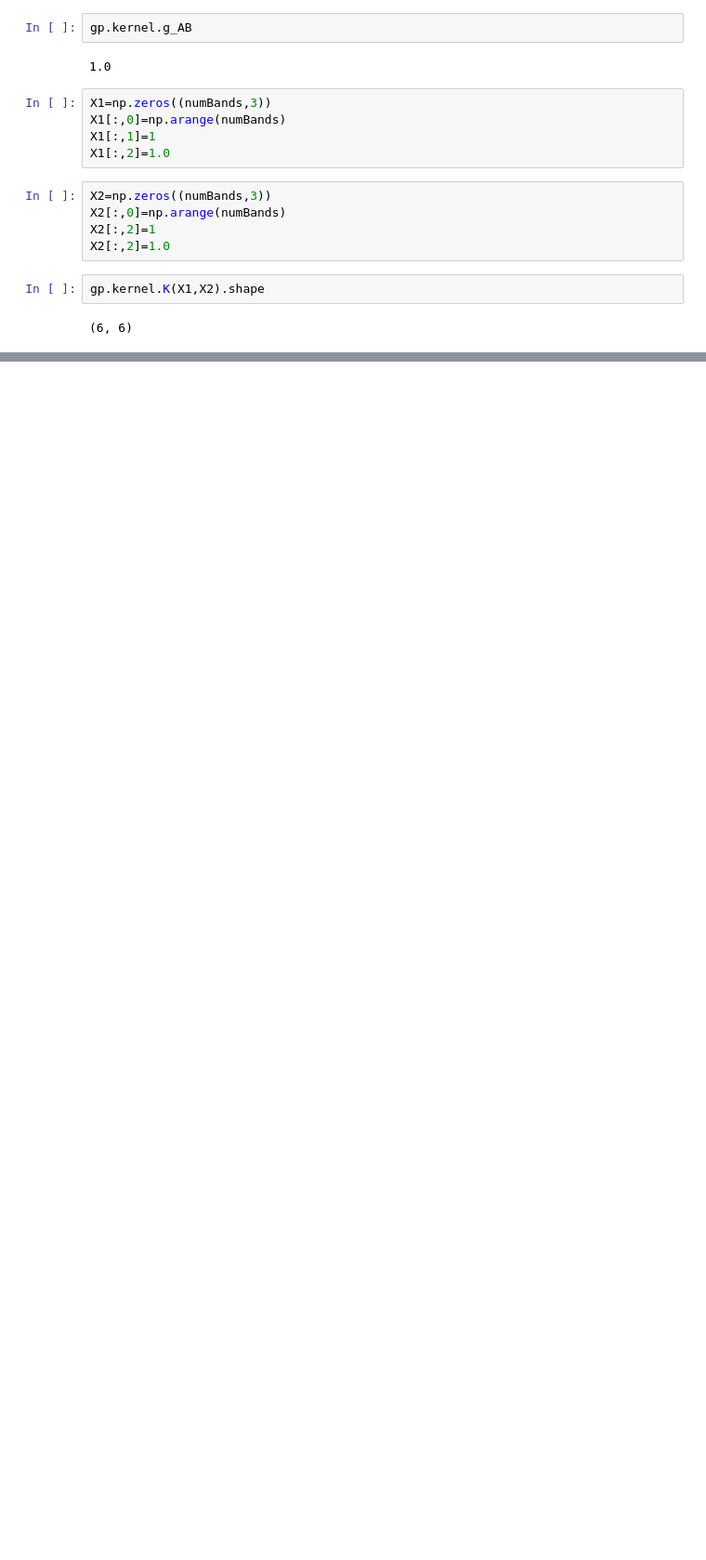
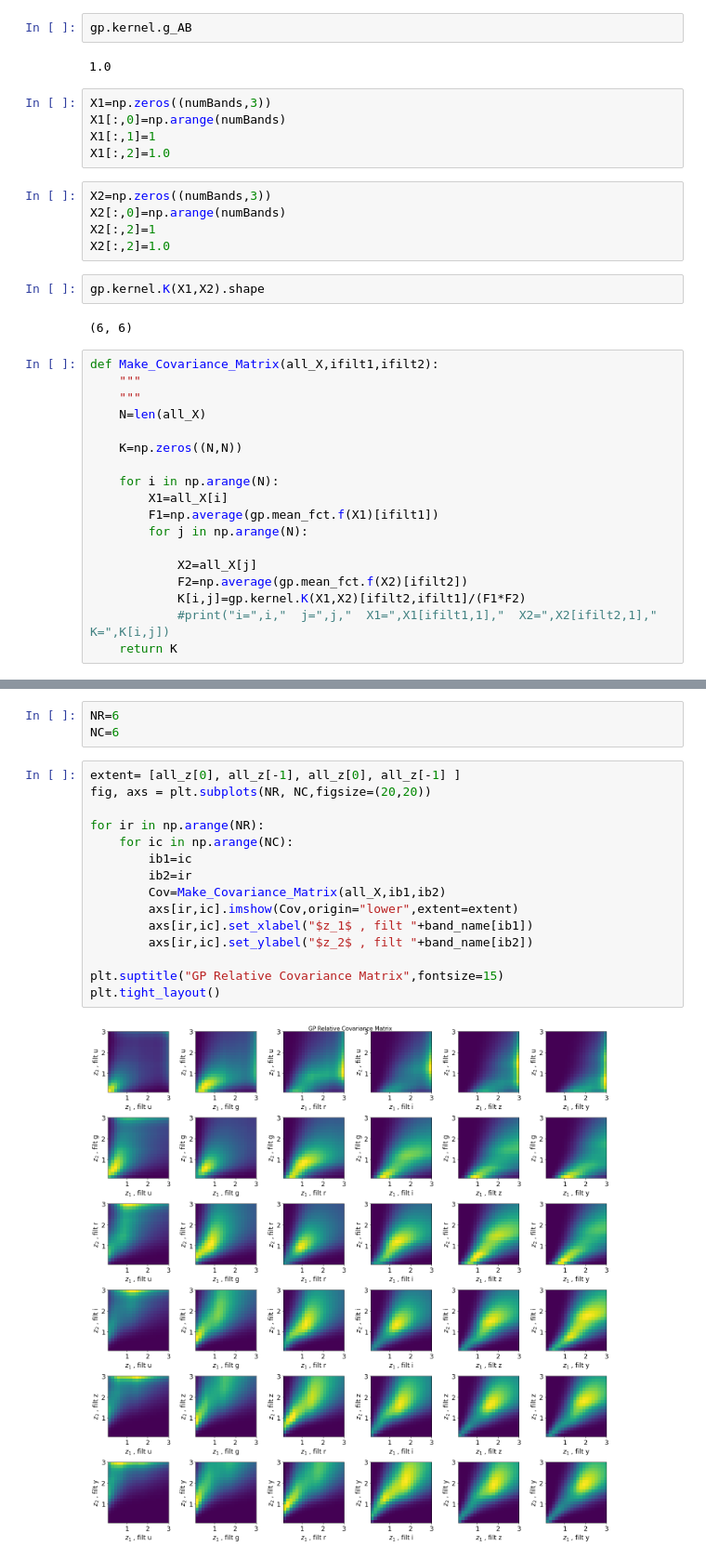
Before and after one commit to sylvielsstfr/PhotoZAna, a Jupyter notebook: ana_delightoutput/notebooks/study_gp/test_delight_gp_Fzprior.ipynb, the cells around one changed output, grey strips where cells are left out. Shown: that part at 93% size. Saved outputs shown, nothing was run; the diff lists cells and outputs as text; blank space fills up the shorter version.

```diff
--- a/ana_delightoutput/notebooks/study_gp/test_delight_gp_Fzprior.ipynb
+++ b/ana_delightoutput/notebooks/study_gp/test_delight_gp_Fzprior.ipynb
@@ -195,3 +243,21 @@ X2[:,2]=1.0
 gp.kernel.K(X1,X2).shape
 # %% [output]
 (6, 6)
+# %%
+def Make_Covariance_Matrix(all_X,ifilt1,ifilt2):
+    """
+    """
+    N=len(all_X)
+
+    K=np.zeros((N,N))
+
+    for i in np.arange(N):
+        X1=all_X[i]
+        F1=np.average(gp.mean_fct.f(X1)[ifilt1])
+        for j in np.arange(N):
+
+            X2=all_X[j]
+            F2=np.average(gp.mean_fct.f(X2)[ifilt2])
+            K[i,j]=gp.kernel.K(X1,X2)[ifilt2,ifilt1]/(F1*F2)
+            #print("i=",i,"  j=",j,"  X1=",X1[ifilt1,1],"  X2=",X2[ifilt2,1],"  K=",K[i,j])
+    return K
@@ -197,0 +266,20 @@ gp.kernel.K(X1,X2).shape
+# %%
+NR=6
+NC=6
+# %%
+extent= [all_z[0], all_z[-1], all_z[0], all_z[-1] ]
+fig, axs = plt.subplots(NR, NC,figsize=(20,20))
+
+for ir in np.arange(NR):
+    for ic in np.arange(NC):
+        ib1=ic
+        ib2=ir
+        Cov=Make_Covariance_Matrix(all_X,ib1,ib2)
+        axs[ir,ic].imshow(Cov,origin="lower",extent=extent)
+        axs[ir,ic].set_xlabel("$z_1$ , filt "+band_name[ib1])
+        axs[ir,ic].set_ylabel("$z_2$ , filt "+band_name[ib2])
+
+plt.suptitle("GP Relative Covariance Matrix",fontsize=15)
+plt.tight_layout()
+# %% [output]
+[figure, added]
```
Also changed, not shown: parts of 21 cells of this notebook.
